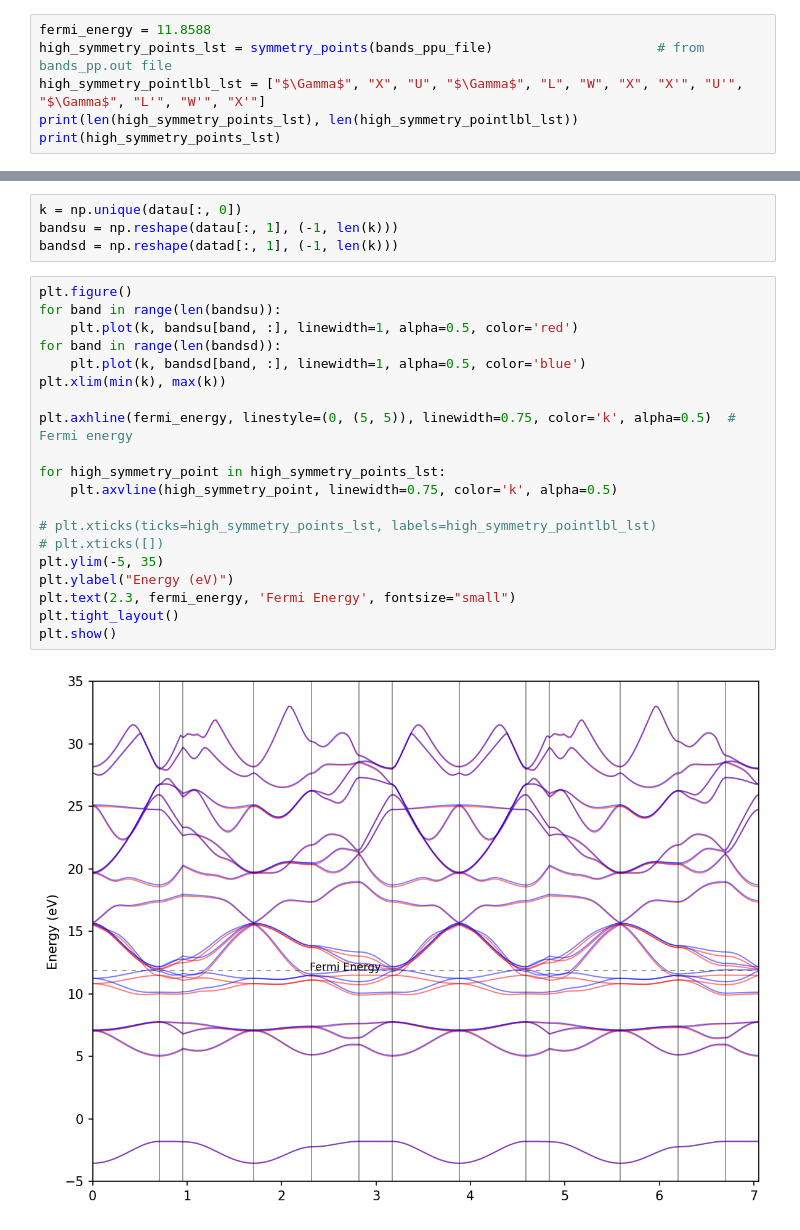
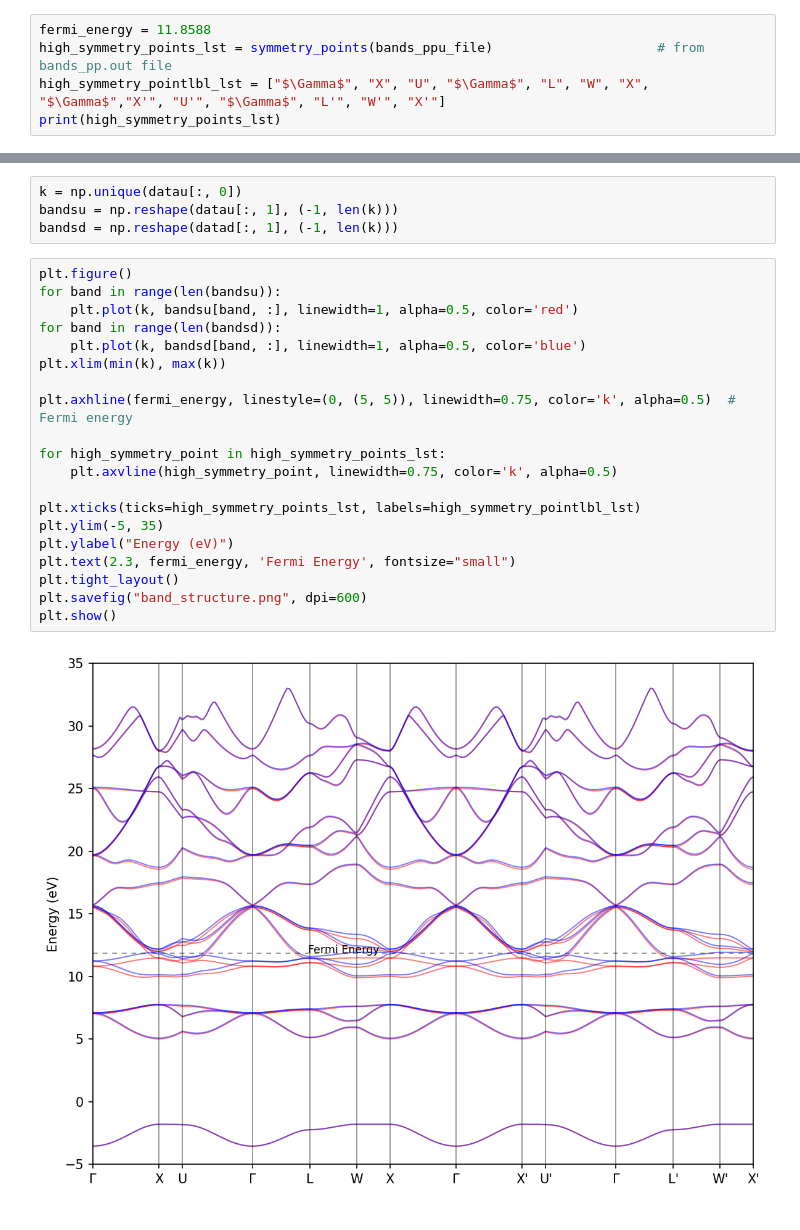
Before and after one commit to Ravindu-Kalhara/Density-Functional-Theory, a Jupyter notebook: MnS/analysis/analysis.ipynb, the cells around one changed output, grey strips where cells are left out. Cells and saved outputs as stored; diff of their text form.

Commit message:
feat: finalize band diagram plot

```diff
--- a/MnS/analysis/analysis.ipynb
+++ b/MnS/analysis/analysis.ipynb
@@ -100,7 +100,6 @@ def symmetry_points(file_name):
 # %%
 fermi_energy = 11.8588
 high_symmetry_points_lst = symmetry_points(bands_ppu_file)                     # from bands_pp.out file
-high_symmetry_pointlbl_lst = ["$\Gamma$", "X", "U", "$\Gamma$", "L", "W", "X", "X'", "U'", "$\Gamma$", "L'", "W'", "X'"]
-print(len(high_symmetry_points_lst), len(high_symmetry_pointlbl_lst))
+high_symmetry_pointlbl_lst = ["$\Gamma$", "X", "U", "$\Gamma$", "L", "W", "X", "$\Gamma$","X'", "U'", "$\Gamma$", "L'", "W'", "X'"]
 print(high_symmetry_points_lst)
 # %% [output]
@@ -113,22 +111,22 @@ bandsd = np.reshape(datad[:, 1], (-1, len(k)))
 # %%
 plt.figure()
 for band in range(len(bandsu)):
     plt.plot(k, bandsu[band, :], linewidth=1, alpha=0.5, color='red')
 for band in range(len(bandsd)):
     plt.plot(k, bandsd[band, :], linewidth=1, alpha=0.5, color='blue')
 plt.xlim(min(k), max(k))
 
 plt.axhline(fermi_energy, linestyle=(0, (5, 5)), linewidth=0.75, color='k', alpha=0.5)  # Fermi energy
 
 for high_symmetry_point in high_symmetry_points_lst:
     plt.axvline(high_symmetry_point, linewidth=0.75, color='k', alpha=0.5)
 
-# plt.xticks(ticks=high_symmetry_points_lst, labels=high_symmetry_pointlbl_lst)
-# plt.xticks([])
+plt.xticks(ticks=high_symmetry_points_lst, labels=high_symmetry_pointlbl_lst)
 plt.ylim(-5, 35)
 plt.ylabel("Energy (eV)")
 plt.text(2.3, fermi_energy, 'Fermi Energy', fontsize="small")
 plt.tight_layout()
+plt.savefig("band_structure.png", dpi=600)
 plt.show()
 # %% [output]
-[figure, old version]
+[figure, new version]
```
Also changed, not shown: parts of 1 cell of this notebook, 4 other files.
